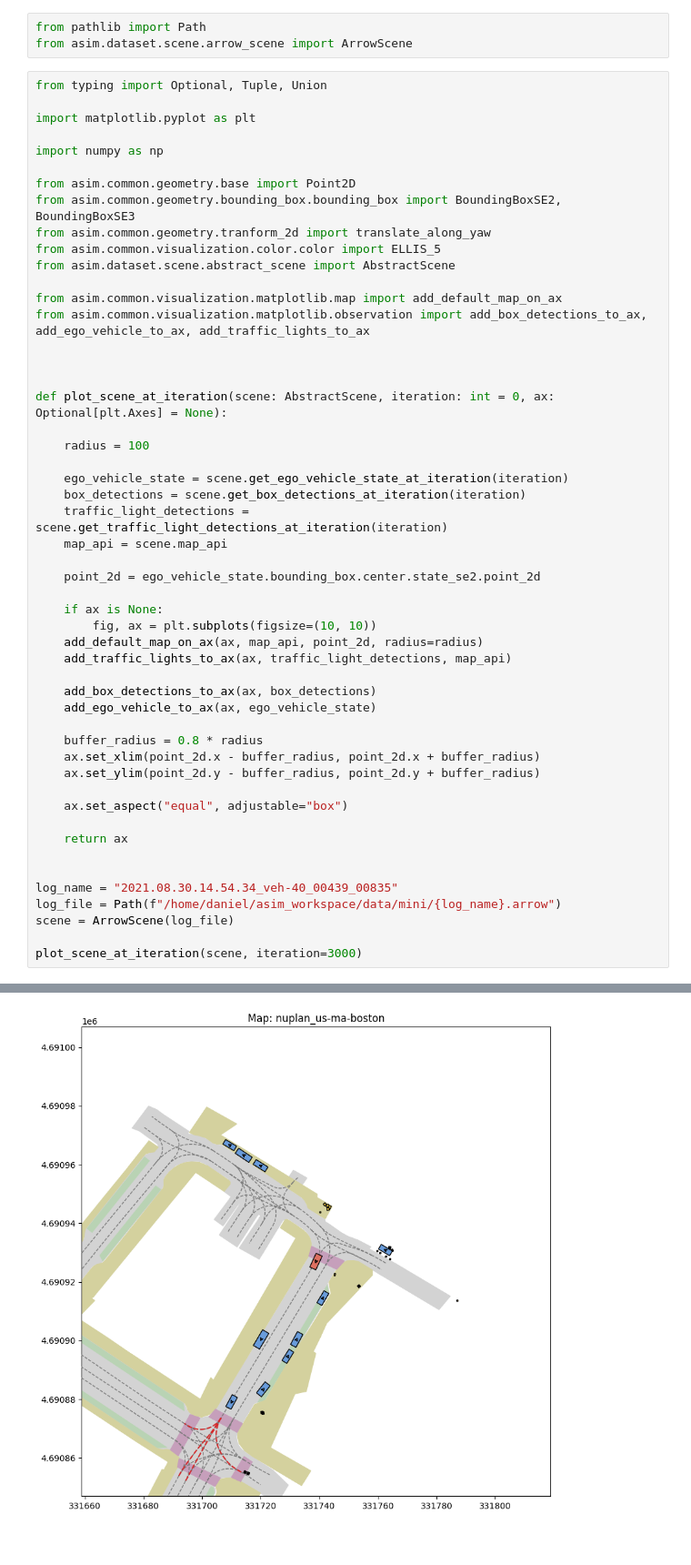
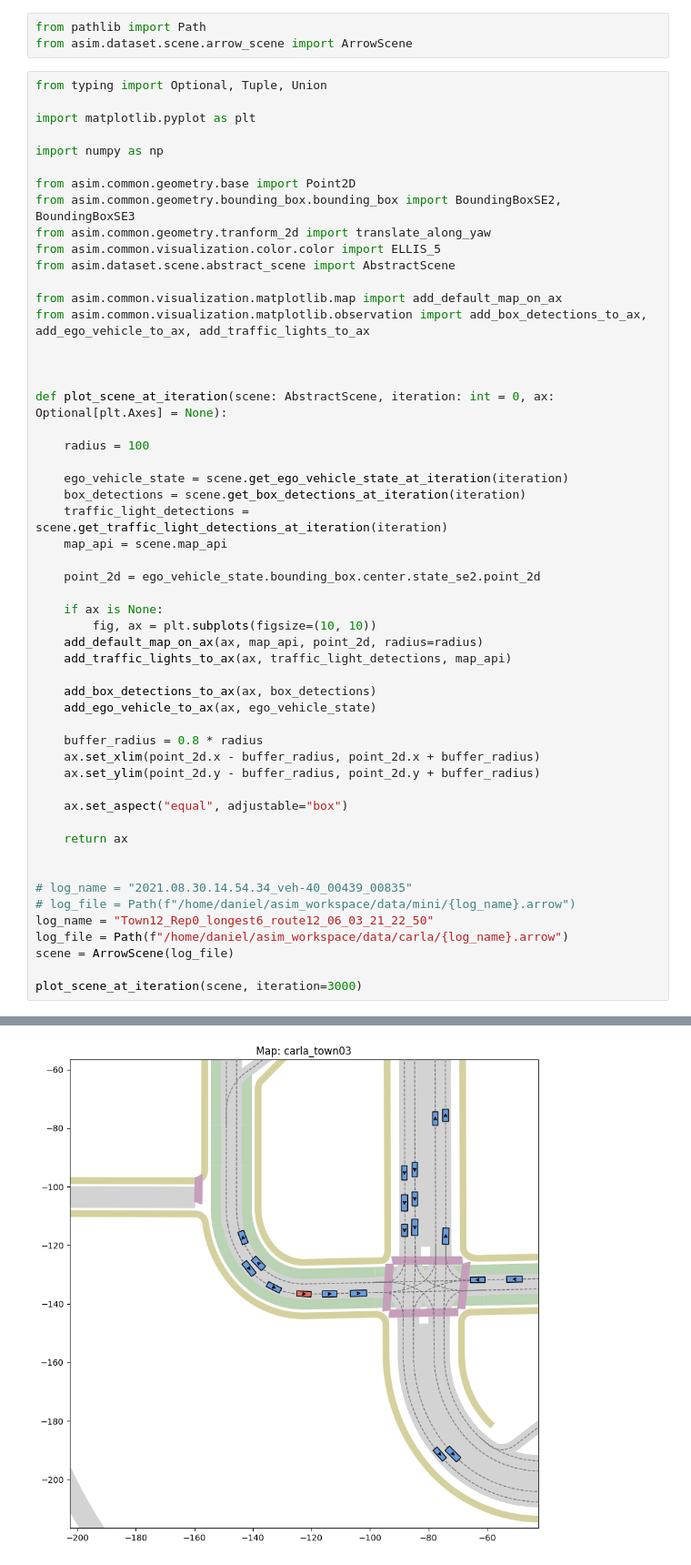
Before and after one commit to autonomousvision/py123d, a Jupyter notebook: notebooks/scene_rendering.ipynb, the cells around one changed output, grey strips where cells are left out. Shown at 91% size. Cells and saved outputs as stored; diff of their text form.

Commit message:
Few changes for lib and for visualization

```diff
--- a/notebooks/scene_rendering.ipynb
+++ b/notebooks/scene_rendering.ipynb
@@ -47,8 +47,10 @@ def plot_scene_at_iteration(scene: AbstractScene, iteration: int = 0, ax: Option
     return ax
 
 
-log_name = "2021.08.30.14.54.34_veh-40_00439_00835"
-log_file = Path(f"/home/daniel/asim_workspace/data/mini/{log_name}.arrow")
+# log_name = "2021.08.30.14.54.34_veh-40_00439_00835"
+# log_file = Path(f"/home/daniel/asim_workspace/data/mini/{log_name}.arrow")
+log_name = "Town12_Rep0_longest6_route12_06_03_21_22_50"
+log_file = Path(f"/home/daniel/asim_workspace/data/carla/{log_name}.arrow")
 scene = ArrowScene(log_file)
 
 plot_scene_at_iteration(scene, iteration=3000)
@@ -57 +59 @@ plot_scene_at_iteration(scene, iteration=3000)
-[figure, old version]
+[figure, new version]
```
Also changed, not shown: parts of 3 cells of this notebook, 12 other files.
